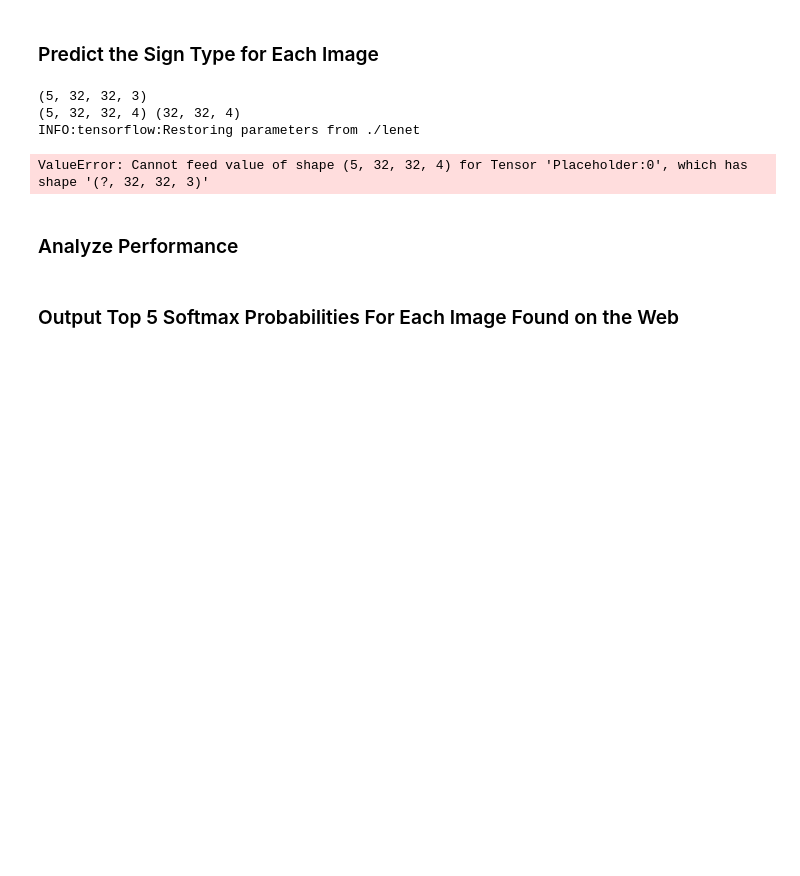
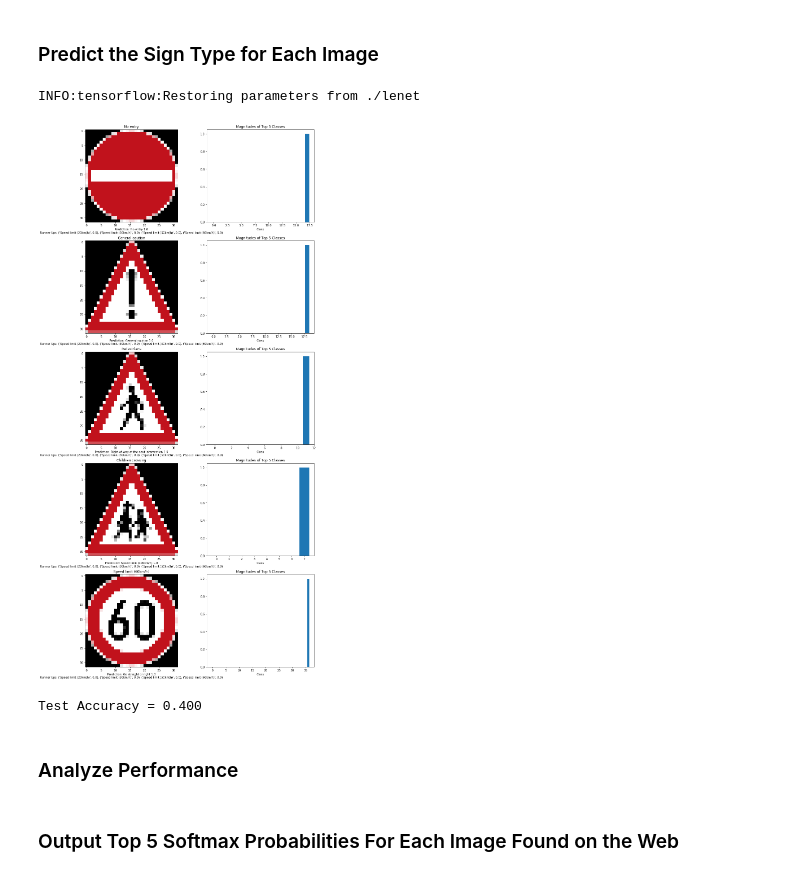
Before and after one commit to Cpruce/SDC-TrafficSigns, a Jupyter notebook: Traffic_Sign_Classifier.ipynb, the cells around one changed output. Saved outputs shown, nothing was run; the diff lists cells and outputs as text; code cells hidden in the pictures; blank space fills up the shorter version.

```diff
--- a/Traffic_Sign_Classifier.ipynb
+++ b/Traffic_Sign_Classifier.ipynb
@@ -266,6 +269,8 @@ training_operation = optimizer.minimize(loss_operation)
 # %%
 correct_prediction = tf.equal(tf.argmax(logits, 1), tf.argmax(one_hot_y, 1))
 accuracy_operation = tf.reduce_mean(tf.cast(correct_prediction, tf.float32))
+top5_operation = tf.nn.top_k(tf.nn.softmax(logits), k=5)
+# thanks https://discussions.udacity.com/t/softmax-probabilities-very-high/366752
 saver = tf.train.Saver()
 
 def evaluate(X_data, y_data):
@@ -375,19 +395,47 @@ ValueError: bad mode 'RGB'
 # %%
 ### Run the predictions here and use the model to output the prediction for each image.
 ### Make sure to pre-process the images with the same pre-processing pipeline used earlier.
 ### Feel free to use as many code cells as needed.
-print(X_test[:5].shape)
-print(imgs.shape, imgs[0].shape)
+assert(X_test[:5].shape == imgs.shape)
+predictions = []
+
+def fancy_evaluate(X_data, y_data):
+    num_examples = len(X_data)
+    total_accuracy = 0
+    sess = tf.get_default_session()
+    f, axarr = plt.subplots(num_examples, 2, figsize=(15,35))
+    for offset in range(0, num_examples):
+        batch_x, batch_y = X_data[offset:offset+1], y_data[offset:offset+1]
+        res = sess.run([top5_operation, accuracy_operation], feed_dict={x: batch_x, y: batch_y})
+        probs = res[0]
+        accuracy = res[1]
+        predictions.append(probs)
+        total_accuracy += (accuracy * len(batch_x))
+
+        runner_ups = ', '.join(map(str, zip(map(lambda x: signnames_dict[x], probs.indices[0][1:]),
+                         probs.values[0][1:])))
+        axarr[offset, 0].imshow(batch_x[0])
+        axarr[offset, 0].set_title(signnames_dict[batch_y[0]])
+        axarr[offset, 0].set_xlabel("Prediction: {} {}\nRunner Ups: {}".format(
+            signnames_dict[probs.indices[0][0]],
+            probs.values[0][0], runner_ups))
+
+        axarr[offset, 1].bar(probs.indices[0], probs.values[0])
+        axarr[offset, 1].set_title('Magnitudes of Top 5 Classes')
+        axarr[offset, 1].set_xlabel('Class')
+
+    plt.show()
+    return total_accuracy / num_examples
+
 with tf.Session() as sess:
     saver.restore(sess, tf.train.latest_checkpoint('.'))
 
-    test_accuracy = evaluate(imgs, labels)
+    test_accuracy = fancy_evaluate(imgs, labels)
     print("Test Accuracy = {:.3f}".format(test_accuracy))
 # %% [output]
-(5, 32, 32, 3)
-(5, 32, 32, 4) (32, 32, 4)
 INFO:tensorflow:Restoring parameters from ./lenet
+[figure, added]
-ValueError: Cannot feed value of shape (5, 32, 32, 4) for Tensor 'Placeholder:0', which has shape '(?, 32, 32, 3)'
+Test Accuracy = 0.400
 # %% [markdown]
 ### Analyze Performance
 # %%
```
Also changed, not shown: parts of 11 cells of this notebook, 6 other files.
